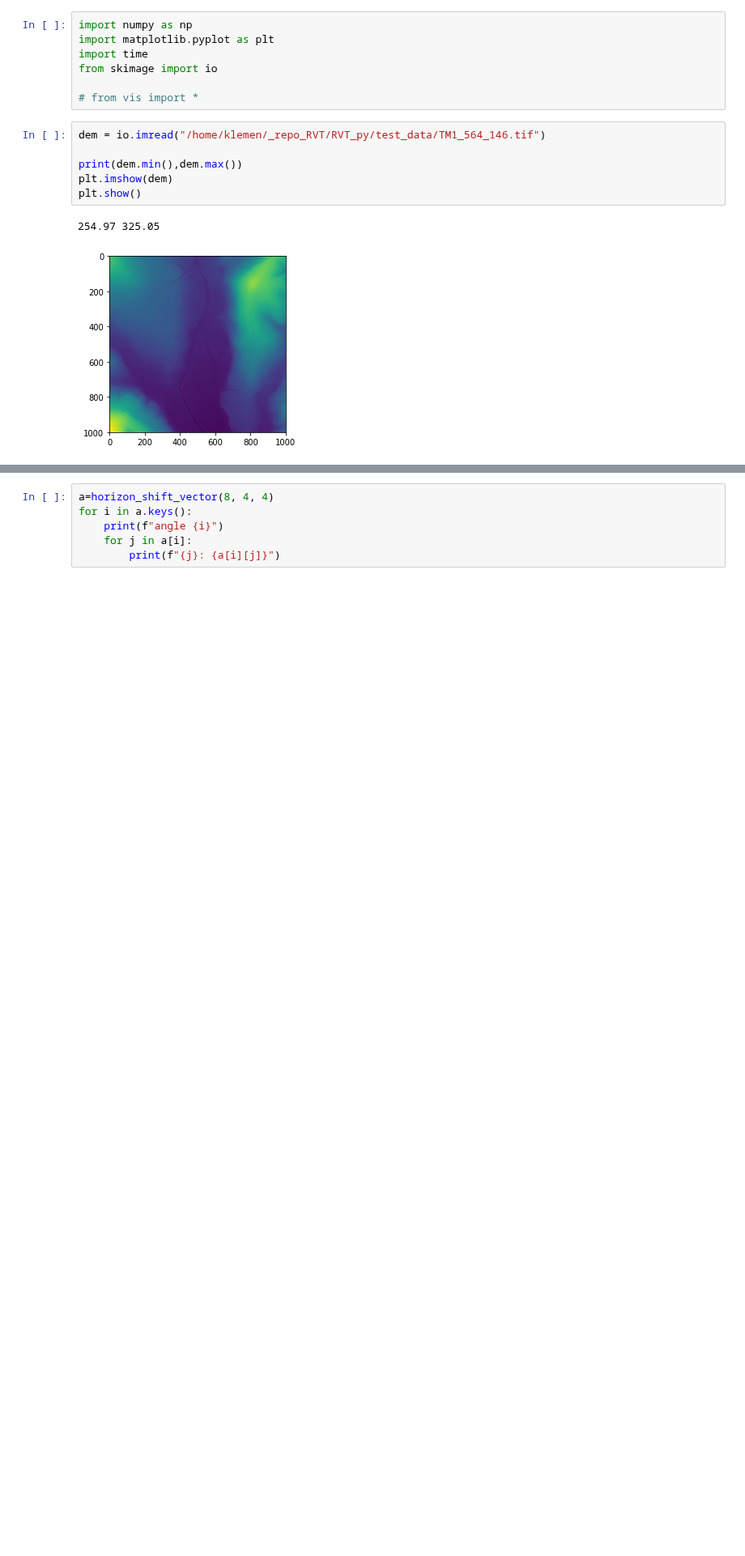
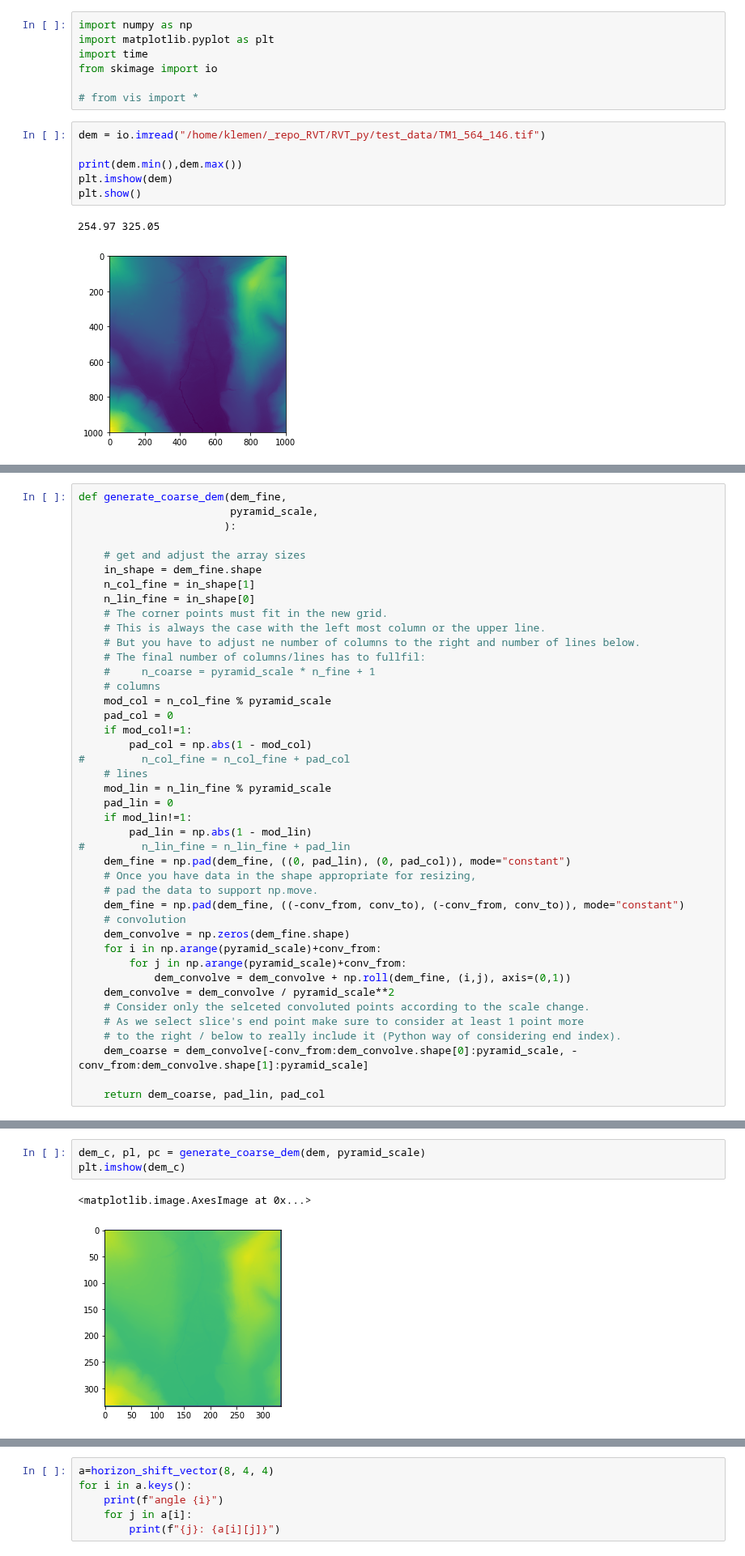
Before and after one commit to EarthObservation/RVT_py, a Jupyter notebook: rvt/ssky_illumination_klemen.ipynb, the cells around one changed output, grey strips where cells are left out. Shown at 81% size. Drawn from its saved outputs; the diff is of its cells as text; blank space fills up the shorter version.

```diff
--- a/rvt/ssky_illumination_klemen.ipynb
+++ b/rvt/ssky_illumination_klemen.ipynb
@@ -26,3 +101,45 @@ for level in np.arange(pyramid_levels)+1:
+# %%
+def generate_coarse_dem(dem_fine,
+                        pyramid_scale,
+                       ):
+
+    # get and adjust the array sizes
+    in_shape = dem_fine.shape
+    n_col_fine = in_shape[1]
+    n_lin_fine = in_shape[0]
+    # The corner points must fit in the new grid.
+    # This is always the case with the left most column or the upper line.
+    # But you have to adjust ne number of columns to the right and number of lines below.
+    # The final number of columns/lines has to fullfil:
+    #     n_coarse = pyramid_scale * n_fine + 1
+    # columns
+    mod_col = n_col_fine % pyramid_scale
+    pad_col = 0
+    if mod_col!=1:
+        pad_col = np.abs(1 - mod_col)
+#         n_col_fine = n_col_fine + pad_col
+    # lines
+    mod_lin = n_lin_fine % pyramid_scale
+    pad_lin = 0
+    if mod_lin!=1:
+        pad_lin = np.abs(1 - mod_lin)
+#         n_lin_fine = n_lin_fine + pad_lin
+    dem_fine = np.pad(dem_fine, ((0, pad_lin), (0, pad_col)), mode="constant")
+    # Once you have data in the shape appropriate for resizing,
+    # pad the data to support np.move.
+    dem_fine = np.pad(dem_fine, ((-conv_from, conv_to), (-conv_from, conv_to)), mode="constant")
+    # convolution
+    dem_convolve = np.zeros(dem_fine.shape)
+    for i in np.arange(pyramid_scale)+conv_from:
+        for j in np.arange(pyramid_scale)+conv_from:
+            dem_convolve = dem_convolve + np.roll(dem_fine, (i,j), axis=(0,1))
+    dem_convolve = dem_convolve / pyramid_scale**2
+    # Consider only the selceted convoluted points according to the scale change.
+    # As we select slice's end point make sure to consider at least 1 point more
+    # to the right / below to really include it (Python way of considering end index).
+    dem_coarse = dem_convolve[-conv_from:dem_convolve.shape[0]:pyramid_scale, -conv_from:dem_convolve.shape[1]:pyramid_scale]
+
+    return dem_coarse, pad_lin, pad_col
 # %%
 max_radius = 200
 pyramid_scale = 3
@@ -84,4 +214,10 @@ for level in np.arange(pyramid_levels+1):
             }
+# %%
+dem_c, pl, pc = generate_coarse_dem(dem, pyramid_scale)
+plt.imshow(dem_c)
+# %% [output]
+<matplotlib.image.AxesImage at 0x...>
+[figure, added]
 # %%
 print(np.max([i for i in pyramid]))
 pyramid
```
Also changed, not shown: parts of 5 cells of this notebook.
